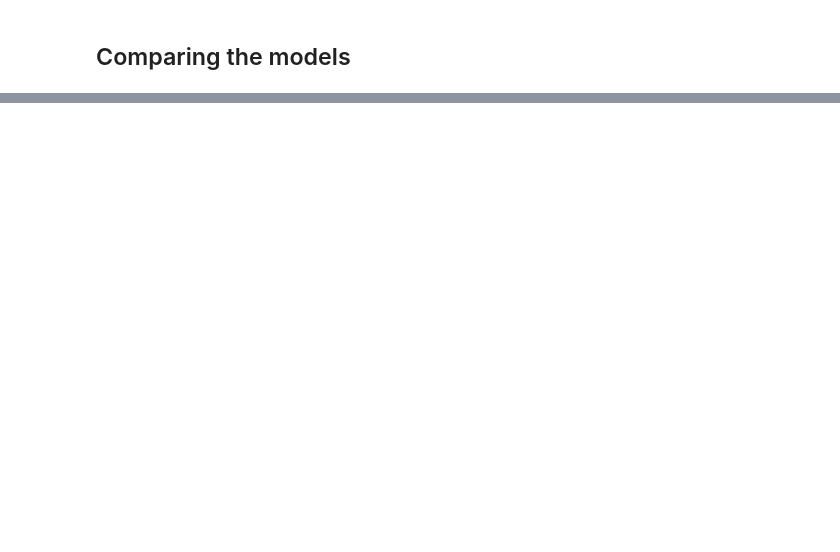
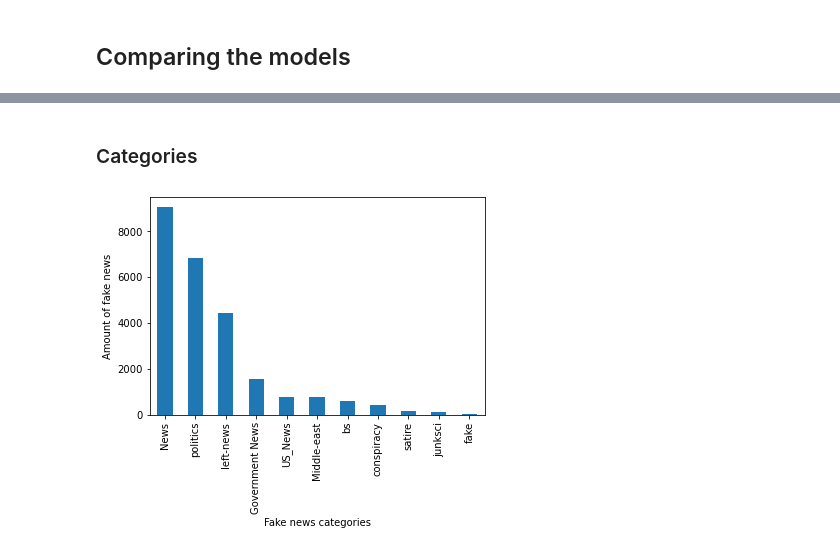
Before and after one commit to carolinlyybek/ids_fakenews, a Jupyter notebook: Project D23 KAGGLE-FAKE NEWS DETECTION.ipynb, the cells around one changed output, grey strips where cells are left out. Drawn from its saved outputs; the diff is of its cells as text; code cells hidden in the pictures; blank space fills up the shorter version.

Commit message:
categories

```diff
--- a/Project D23 KAGGLE-FAKE NEWS DETECTION.ipynb
+++ b/Project D23 KAGGLE-FAKE NEWS DETECTION.ipynb
@@ -642,0 +643,11 @@ plt.show()
+# %% [markdown]
+### Categories
+# %%
+for_barplot = fake_rows.subject.value_counts()
+plot = for_barplot.plot(kind='bar')
+plot.set_xlabel("Fake news categories")
+plot.set_ylabel("Amount of fake news")
+
+plot.get_figure().savefig('fakeCategories.png', dpi = 500, bbox_inches='tight')
+# %% [output]
+[figure, added]
```
Also changed, not shown: parts of 20 cells of this notebook, 6 other files.
